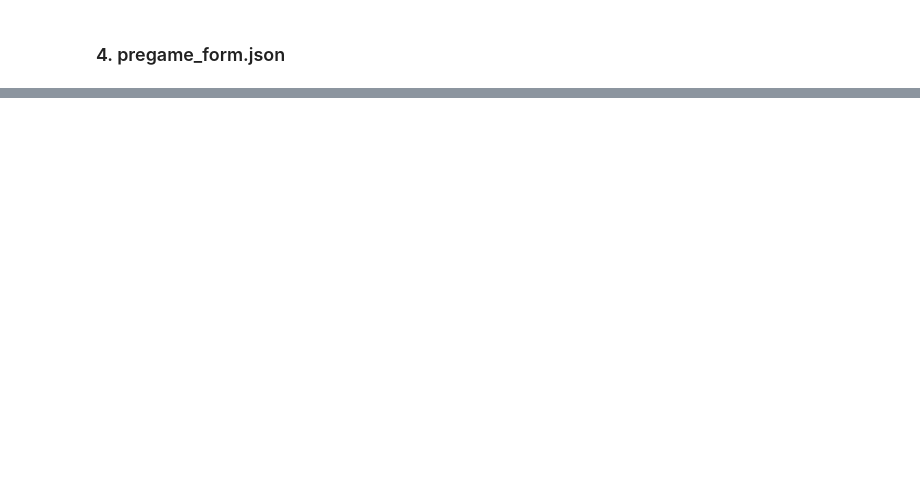
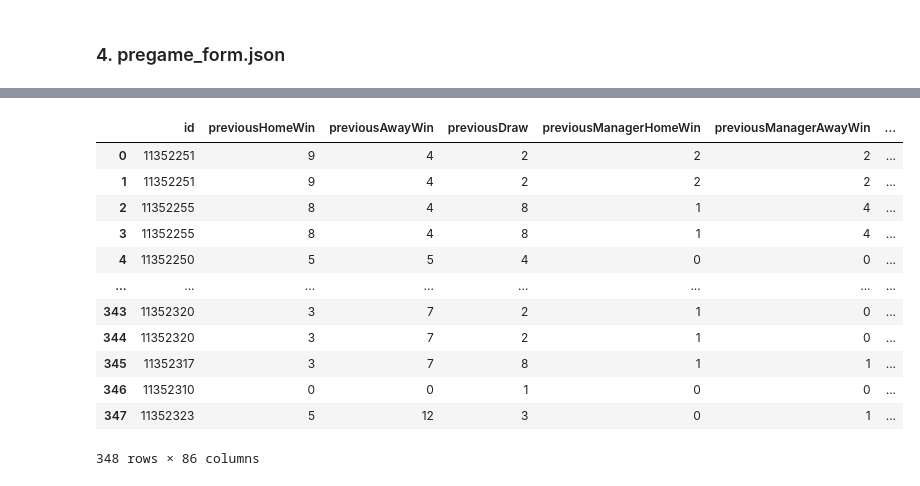
Before and after one commit to ML-DM-project/football-predict, a Jupyter notebook: data_preprocess.ipynb, the cells around one changed output, grey strips where cells are left out. Drawn from its saved outputs; the diff is of its cells as text; code cells hidden in the pictures; blank space fills up the shorter version.

```diff
--- a/data_preprocess.ipynb
+++ b/data_preprocess.ipynb
@@ -571,0 +544,18 @@ df.to_csv('match_pregame_form.csv', index=False)
+# %%
+merged_df = pd.merge(merged_df12, merged_df34, on='id')
+# %%
+merged_df
+# %% [output]
+|  | id | previousHomeWin | previousAwayWin | previousDraw | previousManagerHomeWin | previousManagerAwayWin | ... |
+| 0 | 11352251 | 9 | 4 | 2 | 2 | 2 | ... |
+| 1 | 11352251 | 9 | 4 | 2 | 2 | 2 | ... |
+| 2 | 11352255 | 8 | 4 | 8 | 1 | 4 | ... |
+| 3 | 11352255 | 8 | 4 | 8 | 1 | 4 | ... |
+| 4 | 11352250 | 5 | 5 | 4 | 0 | 0 | ... |
+| ... | ... | ... | ... | ... | ... | ... | ... |
+| 343 | 11352320 | 3 | 7 | 2 | 1 | 0 | ... |
+| 344 | 11352320 | 3 | 7 | 2 | 1 | 0 | ... |
+| 345 | 11352317 | 3 | 7 | 8 | 1 | 1 | ... |
+| 346 | 11352310 | 0 | 0 | 1 | 0 | 0 | ... |
+| 347 | 11352323 | 5 | 12 | 3 | 0 | 1 | ... |
+348 rows × 86 columns
```
Also changed, not shown: parts of 18 cells of this notebook, 2 other files.
